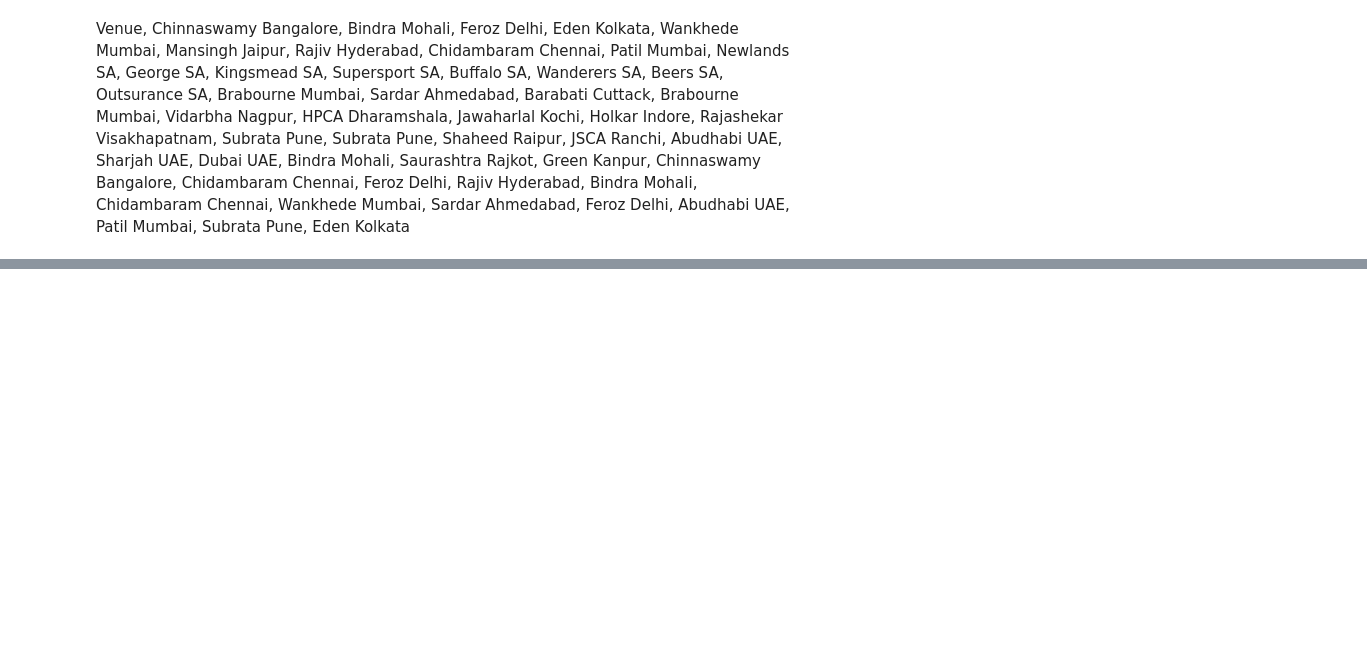
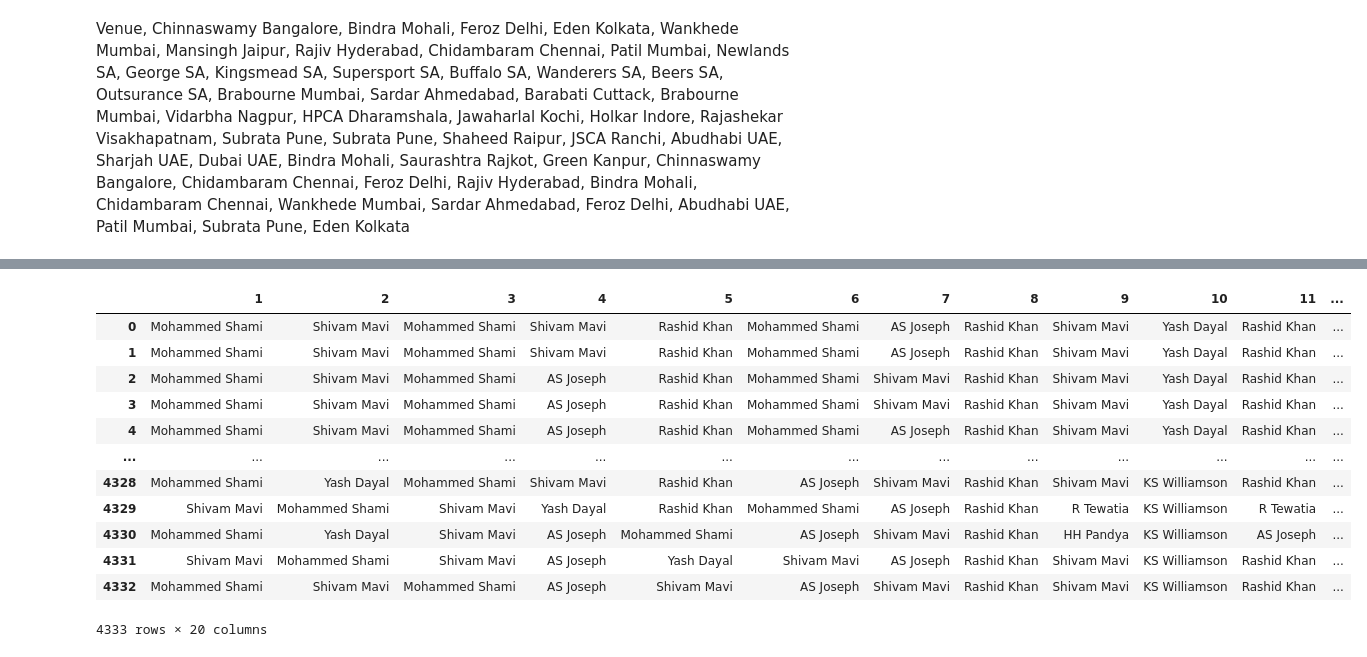
Before and after one commit to vishnu-the-analyst/IPL, a Jupyter notebook: src code/Step 2 Game Simulation.ipynb, the cells around one changed output, grey strips where cells are left out. Cells and saved outputs as stored; diff of their text form; code cells hidden in the pictures; blank space fills up the shorter version.

```diff
--- a/src code/Step 2 Game Simulation.ipynb
+++ b/src code/Step 2 Game Simulation.ipynb
@@ -308,0 +324,16 @@ print(team2_total_run/len(second_bowling_order))
+# %%
+second_bowling_order
+# %% [output]
+|  | 1 | 2 | 3 | 4 | 5 | 6 | 7 | 8 | 9 | 10 | 11 | ... |
+| 0 | Mohammed Shami | Shivam Mavi | Mohammed Shami | Shivam Mavi | Rashid Khan | Mohammed Shami | AS Joseph | Rashid Khan | Shivam Mavi | Yash Dayal | Rashid Khan | ... |
+| 1 | Mohammed Shami | Shivam Mavi | Mohammed Shami | Shivam Mavi | Rashid Khan | Mohammed Shami | AS Joseph | Rashid Khan | Shivam Mavi | Yash Dayal | Rashid Khan | ... |
+| 2 | Mohammed Shami | Shivam Mavi | Mohammed Shami | AS Joseph | Rashid Khan | Mohammed Shami | Shivam Mavi | Rashid Khan | Shivam Mavi | Yash Dayal | Rashid Khan | ... |
+| 3 | Mohammed Shami | Shivam Mavi | Mohammed Shami | AS Joseph | Rashid Khan | Mohammed Shami | Shivam Mavi | Rashid Khan | Shivam Mavi | Yash Dayal | Rashid Khan | ... |
+| 4 | Mohammed Shami | Shivam Mavi | Mohammed Shami | AS Joseph | Rashid Khan | Mohammed Shami | AS Joseph | Rashid Khan | Shivam Mavi | Yash Dayal | Rashid Khan | ... |
+| ... | ... | ... | ... | ... | ... | ... | ... | ... | ... | ... | ... | ... |
+| 4328 | Mohammed Shami | Yash Dayal | Mohammed Shami | Shivam Mavi | Rashid Khan | AS Joseph | Shivam Mavi | Rashid Khan | Shivam Mavi | KS Williamson | Rashid Khan | ... |
+| 4329 | Shivam Mavi | Mohammed Shami | Shivam Mavi | Yash Dayal | Rashid Khan | Mohammed Shami | AS Joseph | Rashid Khan | R Tewatia | KS Williamson | R Tewatia | ... |
+| 4330 | Mohammed Shami | Yash Dayal | Shivam Mavi | AS Joseph | Mohammed Shami | AS Joseph | Shivam Mavi | Rashid Khan | HH Pandya | KS Williamson | AS Joseph | ... |
+| 4331 | Shivam Mavi | Mohammed Shami | Shivam Mavi | AS Joseph | Yash Dayal | Shivam Mavi | AS Joseph | Rashid Khan | Shivam Mavi | KS Williamson | Rashid Khan | ... |
+| 4332 | Mohammed Shami | Shivam Mavi | Mohammed Shami | AS Joseph | Shivam Mavi | AS Joseph | Shivam Mavi | Rashid Khan | Shivam Mavi | KS Williamson | Rashid Khan | ... |
+4333 rows × 20 columns
```
Also changed, not shown: parts of 4 cells of this notebook, 4 other files.
